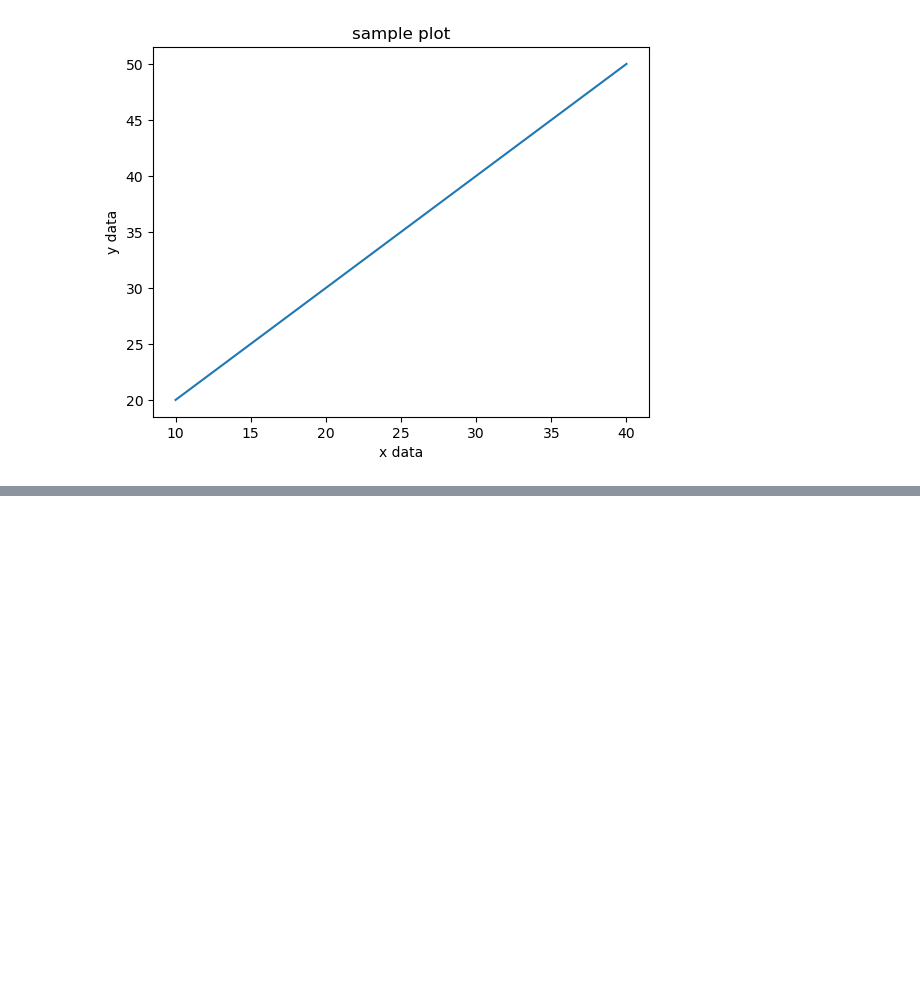
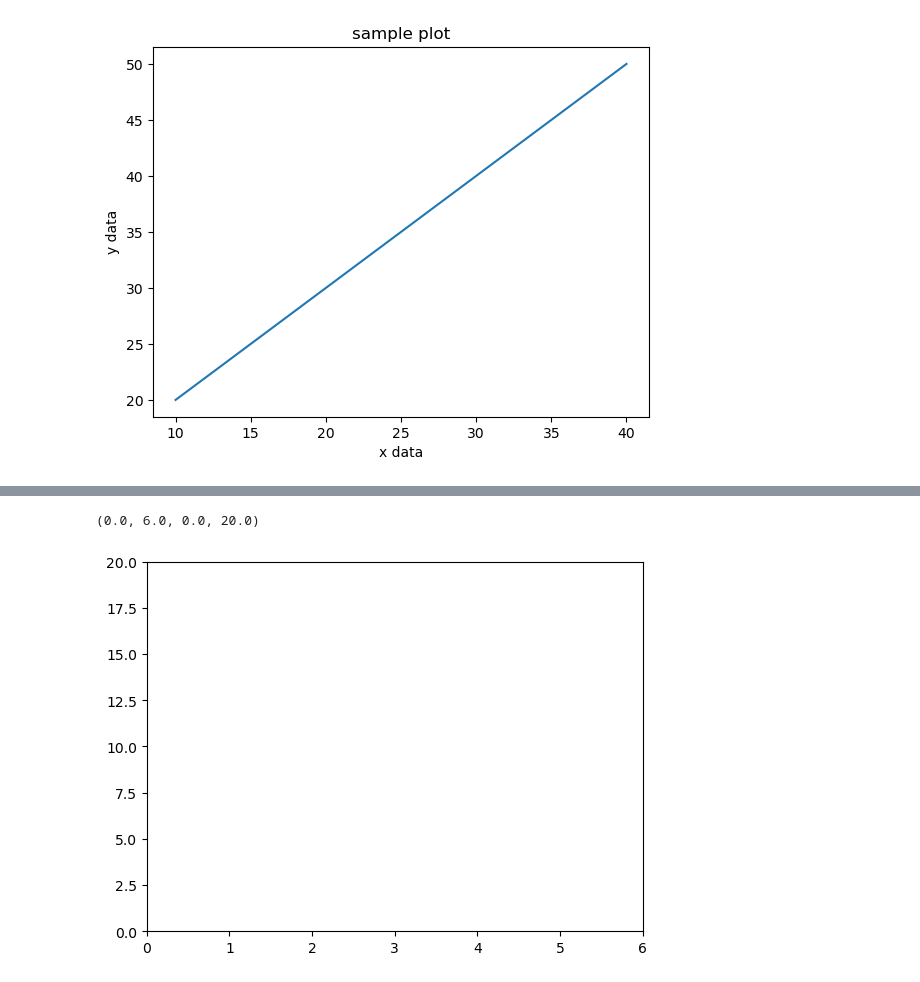
Before and after one commit to dnzambuli/CSI2020-classwork, a Jupyter notebook: WK4/class work.ipynb, the cells around one changed output, grey strips where cells are left out. Saved outputs shown, nothing was run; the diff lists cells and outputs as text; code cells hidden in the pictures; blank space fills up the shorter version.

```diff
--- a/WK4/class work.ipynb
+++ b/WK4/class work.ipynb
@@ -190,0 +207,7 @@ plt.show()
+# %%
+# change the axis
+# plt.axis([x-start, x-end, y-start, y-end])
+plt.axis([0,6, 0,20])
+# %% [output]
+(0.0, 6.0, 0.0, 20.0)
+[figure, added]
```
Also changed, not shown: parts of 4 cells of this notebook.
